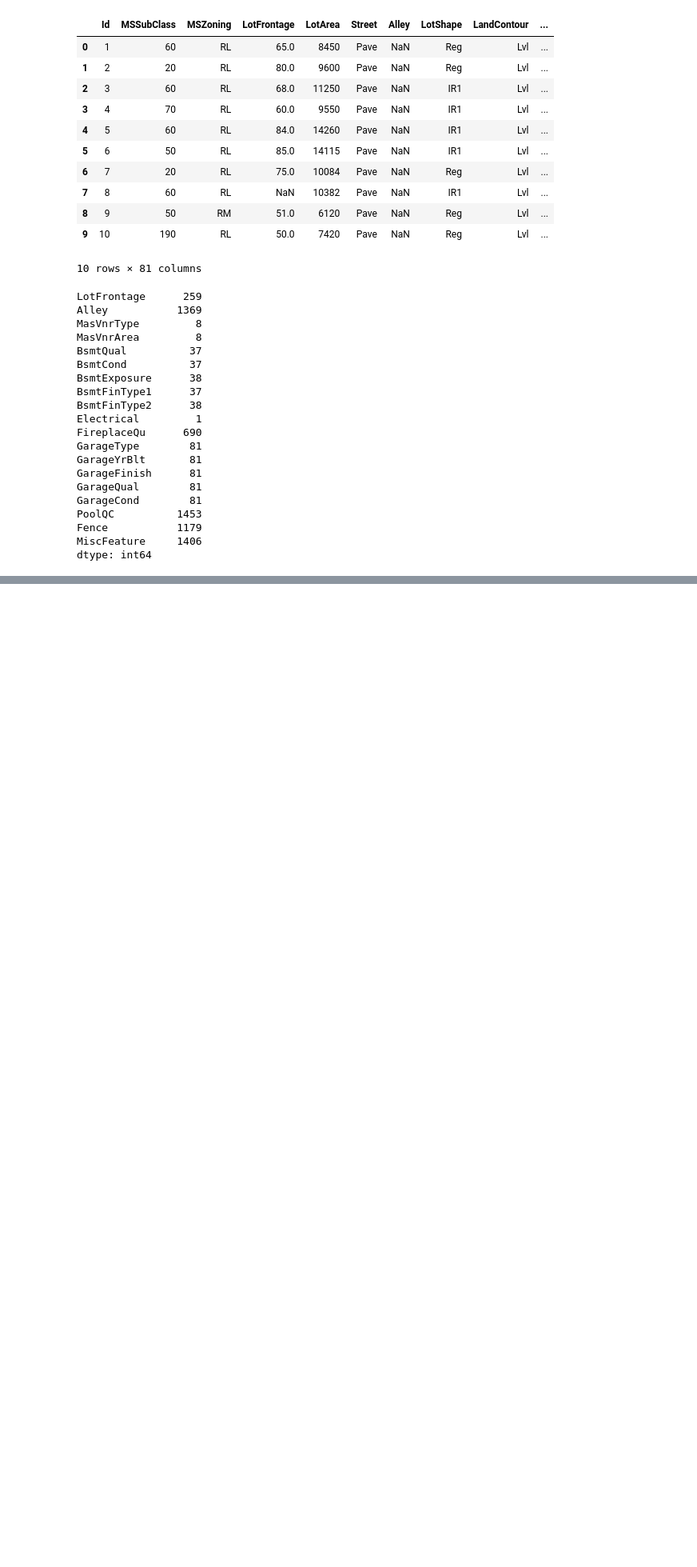
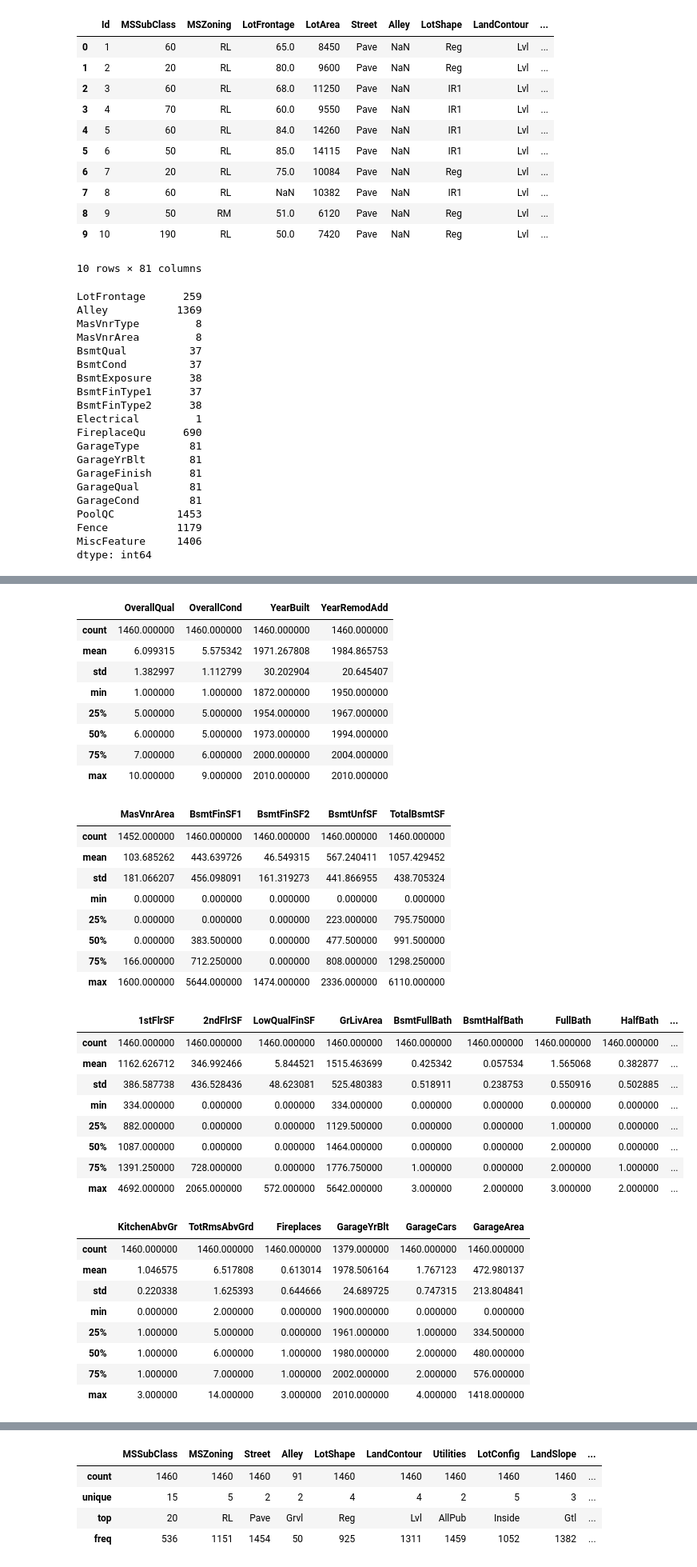
Before and after one commit to Hodapp87/kaggle-house-prices, a Jupyter notebook: Scratch for House Prices competition on Kaggle.ipynb, the cells around one changed output, grey strips where cells are left out. Shown: that part at 80% size. Drawn from its saved outputs; the diff is of its cells as text; code cells hidden in the pictures; blank space fills up the shorter version.

Commit message:
Cleaned up some code; converted objects to categories

```diff
--- a/Scratch for House Prices competition on Kaggle.ipynb
+++ b/Scratch for House Prices competition on Kaggle.ipynb
@@ -23,6 +24,12 @@ import sklearn.svm
 # %%
 train_raw = pandas.read_csv("train.csv")
 test_raw  = pandas.read_csv("test.csv")
+# %%
+# Any columns of type 'object' should be categories.
+# Also, per data_description.txt, MSSubClass is categorical, not numerical.
+category_cols = [n for n,t in train_raw.dtypes.iteritems() if t == object] + ["MSSubClass"]
+for c in category_cols:
+    train_raw[c] = train_raw[c].astype("category")
 # %% [markdown]
 ### Scratch & exploration (all non-essential code):
 # %%
@@ -171,0 +97,8 @@ train_raw.iloc[:,55:].describe(include=["object"])
+# %%
+stride = 13
+for t in (numpy.number, "category"):
+    i = 0
+    while (i + stride) < train_raw.shape[1]:
+        display(train_raw.iloc[:,i:(i+stride)].describe(include=[t]))
+        i += stride
+# %% [output]
@@ -171,0 +114,36 @@ train_raw.iloc[:,55:].describe(include=["object"])
+|  | OverallQual | OverallCond | YearBuilt | YearRemodAdd |
+| count | 1460.000000 | 1460.000000 | 1460.000000 | 1460.000000 |
+| mean | 6.099315 | 5.575342 | 1971.267808 | 1984.865753 |
+| std | 1.382997 | 1.112799 | 30.202904 | 20.645407 |
+| min | 1.000000 | 1.000000 | 1872.000000 | 1950.000000 |
+| 25% | 5.000000 | 5.000000 | 1954.000000 | 1967.000000 |
+| 50% | 6.000000 | 5.000000 | 1973.000000 | 1994.000000 |
+| 75% | 7.000000 | 6.000000 | 2000.000000 | 2004.000000 |
+| max | 10.000000 | 9.000000 | 2010.000000 | 2010.000000 |
+|  | MasVnrArea | BsmtFinSF1 | BsmtFinSF2 | BsmtUnfSF | TotalBsmtSF |
+| count | 1452.000000 | 1460.000000 | 1460.000000 | 1460.000000 | 1460.000000 |
+| mean | 103.685262 | 443.639726 | 46.549315 | 567.240411 | 1057.429452 |
+| std | 181.066207 | 456.098091 | 161.319273 | 441.866955 | 438.705324 |
+| min | 0.000000 | 0.000000 | 0.000000 | 0.000000 | 0.000000 |
+| 25% | 0.000000 | 0.000000 | 0.000000 | 223.000000 | 795.750000 |
+| 50% | 0.000000 | 383.500000 | 0.000000 | 477.500000 | 991.500000 |
+| 75% | 166.000000 | 712.250000 | 0.000000 | 808.000000 | 1298.250000 |
+| max | 1600.000000 | 5644.000000 | 1474.000000 | 2336.000000 | 6110.000000 |
+|  | 1stFlrSF | 2ndFlrSF | LowQualFinSF | GrLivArea | BsmtFullBath | BsmtHalfBath | FullBath | HalfBath | ... |
+| count | 1460.000000 | 1460.000000 | 1460.000000 | 1460.000000 | 1460.000000 | 1460.000000 | 1460.000000 | 1460.000000 | ... |
+| mean | 1162.626712 | 346.992466 | 5.844521 | 1515.463699 | 0.425342 | 0.057534 | 1.565068 | 0.382877 | ... |
+| std | 386.587738 | 436.528436 | 48.623081 | 525.480383 | 0.518911 | 0.238753 | 0.550916 | 0.502885 | ... |
+| min | 334.000000 | 0.000000 | 0.000000 | 334.000000 | 0.000000 | 0.000000 | 0.000000 | 0.000000 | ... |
+| 25% | 882.000000 | 0.000000 | 0.000000 | 1129.500000 | 0.000000 | 0.000000 | 1.000000 | 0.000000 | ... |
+| 50% | 1087.000000 | 0.000000 | 0.000000 | 1464.000000 | 0.000000 | 0.000000 | 2.000000 | 0.000000 | ... |
+| 75% | 1391.250000 | 728.000000 | 0.000000 | 1776.750000 | 1.000000 | 0.000000 | 2.000000 | 1.000000 | ... |
+| max | 4692.000000 | 2065.000000 | 572.000000 | 5642.000000 | 3.000000 | 2.000000 | 3.000000 | 2.000000 | ... |
+|  | KitchenAbvGr | TotRmsAbvGrd | Fireplaces | GarageYrBlt | GarageCars | GarageArea |
+| count | 1460.000000 | 1460.000000 | 1460.000000 | 1379.000000 | 1460.000000 | 1460.000000 |
+| mean | 1.046575 | 6.517808 | 0.613014 | 1978.506164 | 1.767123 | 472.980137 |
+| std | 0.220338 | 1.625393 | 0.644666 | 24.689725 | 0.747315 | 213.804841 |
+| min | 0.000000 | 2.000000 | 0.000000 | 1900.000000 | 0.000000 | 0.000000 |
+| 25% | 1.000000 | 5.000000 | 0.000000 | 1961.000000 | 1.000000 | 334.500000 |
+| 50% | 1.000000 | 6.000000 | 1.000000 | 1980.000000 | 2.000000 | 480.000000 |
+| 75% | 1.000000 | 7.000000 | 1.000000 | 2002.000000 | 2.000000 | 576.000000 |
+| max | 3.000000 | 14.000000 | 3.000000 | 2010.000000 | 4.000000 | 1418.000000 |
@@ -171,0 +159,5 @@ train_raw.iloc[:,55:].describe(include=["object"])
+|  | MSSubClass | MSZoning | Street | Alley | LotShape | LandContour | Utilities | LotConfig | LandSlope | ... |
+| count | 1460 | 1460 | 1460 | 91 | 1460 | 1460 | 1460 | 1460 | 1460 | ... |
+| unique | 15 | 5 | 2 | 2 | 4 | 4 | 2 | 5 | 3 | ... |
+| top | 20 | RL | Pave | Grvl | Reg | Lvl | AllPub | Inside | Gtl | ... |
+| freq | 536 | 1151 | 1454 | 50 | 925 | 1311 | 1459 | 1052 | 1382 | ... |
```
Also changed, not shown: parts of 17 cells of this notebook.
